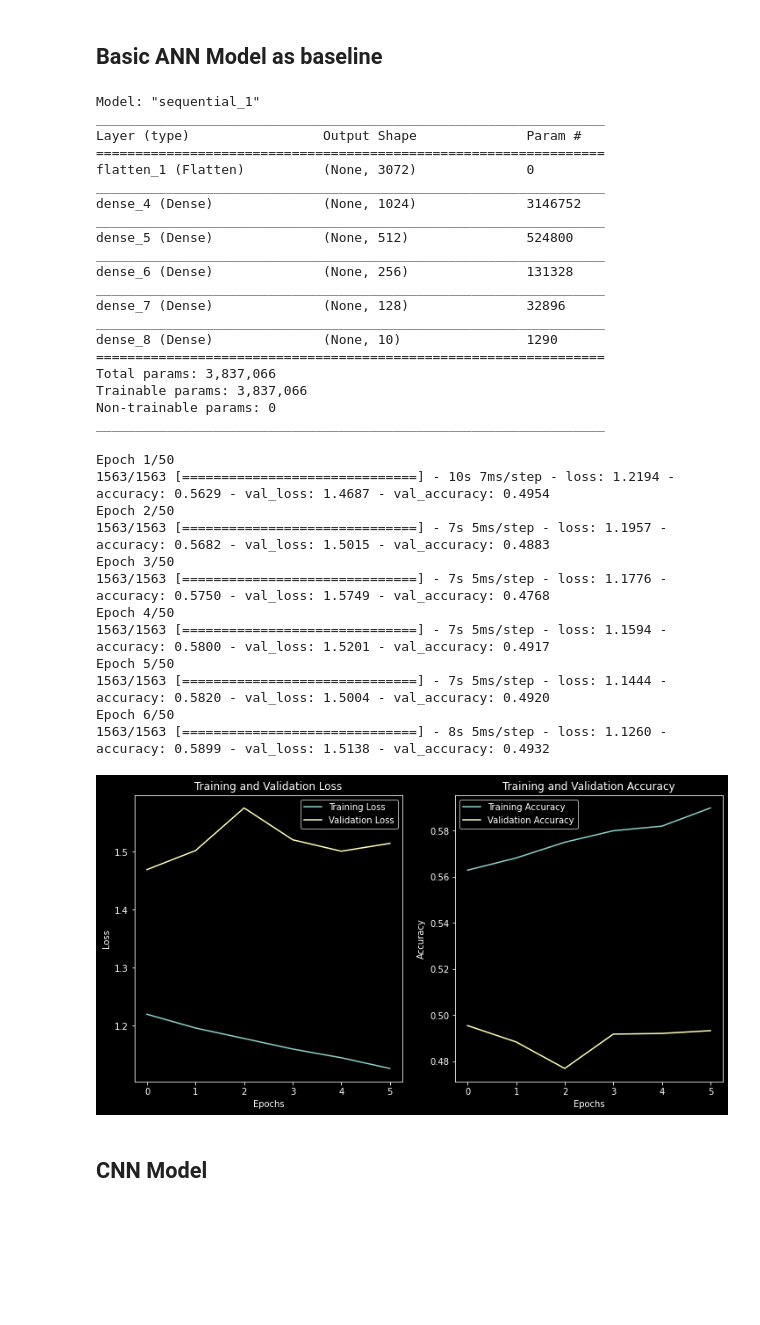
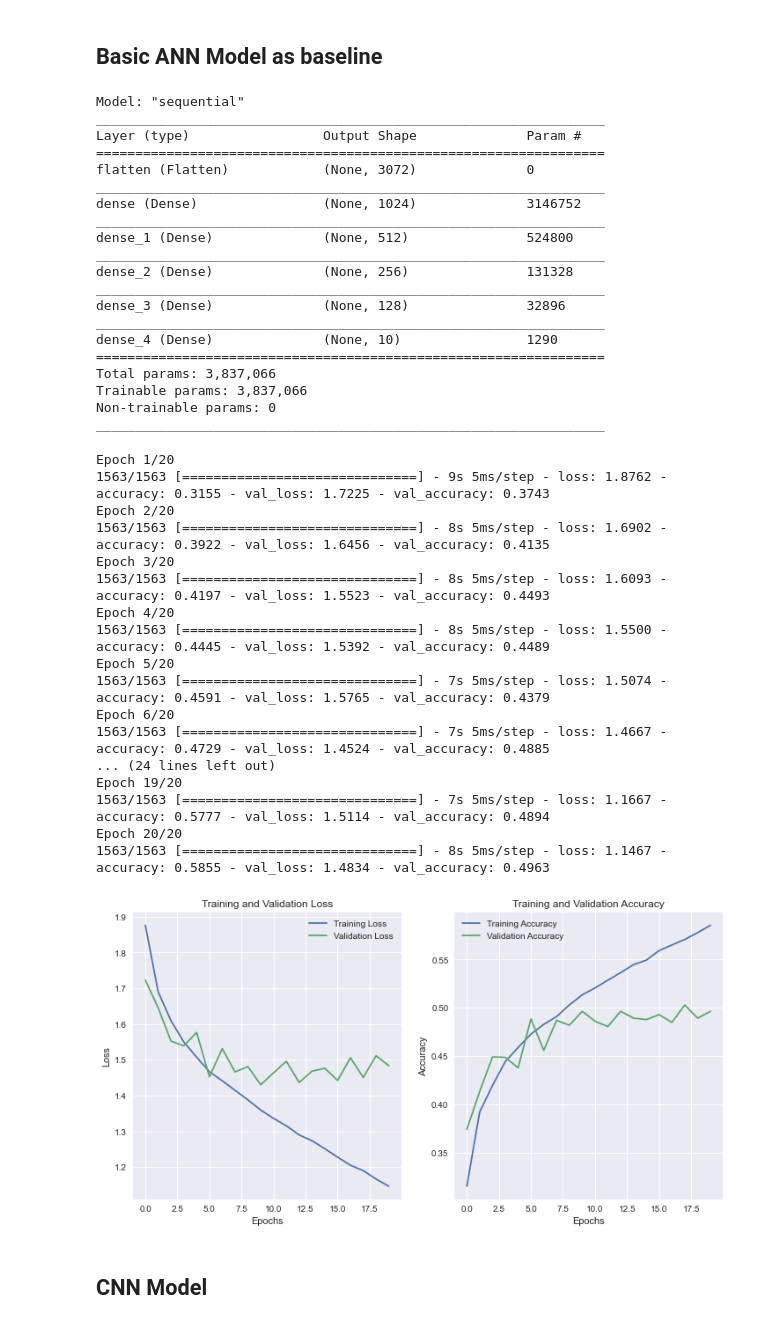
Before and after one commit to AngKS/Deep-Learning-CA1, a Jupyter notebook: cifar10.ipynb, the cells around one changed output. Cells and saved outputs as stored; diff of their text form; code cells hidden in the pictures; blank space fills up the shorter version.

```diff
--- a/cifar10.ipynb
+++ b/cifar10.ipynb
@@ -11,6 +11,9 @@ import tensorflow as tf
 import ssl
 ssl._create_default_https_context = ssl._create_unverified_context
 
+# Change style of matplotlib
+plt.style.use('seaborn')
+
 # Tensorflow statistics
 print(tf.__version__)
 print(tf.config.list_physical_devices('GPU'))
@@ -24,0 +76,4 @@ print(tf.config.list_physical_devices('GPU'))
+# %%
+# flatten the 2D y_train array to 1D
+y_train = y_train.flatten()
+y_train[:5]
@@ -79,27 +169,28 @@ baseline_model = tf.keras.Sequential([
     tf.keras.layers.Dense(128, activation='relu'),
     tf.keras.layers.Dense(10, activation='softmax')
 ])
-baseline_model.compile(optimizer='adam',
+opt = tf.keras.optimizers.Adam(learning_rate=0.001)
+baseline_model.compile(optimizer=opt,
                        loss='categorical_crossentropy',
                        metrics=['accuracy'])
 # %%
 baseline_model.summary()
 # %% [output]
-Model: "sequential_1"
+Model: "sequential"
 _________________________________________________________________
 Layer (type)                 Output Shape              Param #
 =================================================================
-flatten_1 (Flatten)          (None, 3072)              0
+flatten (Flatten)            (None, 3072)              0
 _________________________________________________________________
-dense_4 (Dense)              (None, 1024)              3146752
+dense (Dense)                (None, 1024)              3146752
 _________________________________________________________________
-dense_5 (Dense)              (None, 512)               524800
+dense_1 (Dense)              (None, 512)               524800
 _________________________________________________________________
-dense_6 (Dense)              (None, 256)               131328
+dense_2 (Dense)              (None, 256)               131328
 _________________________________________________________________
-dense_7 (Dense)              (None, 128)               32896
+dense_3 (Dense)              (None, 128)               32896
 _________________________________________________________________
-dense_8 (Dense)              (None, 10)                1290
+dense_4 (Dense)              (None, 10)                1290
 =================================================================
 Total params: 3,837,066
 Trainable params: 3,837,066
@@ -109,32 +200,37 @@ _________________________________________________________________
 # define callbacks for early stopping and model checkpointing
 callbacks = [
     tf.keras.callbacks.EarlyStopping(
-        monitor='val_loss', patience=5),
+        monitor='accuracy', patience=5),
     tf.keras.callbacks.ModelCheckpoint(
         filepath='cifar10_model.h5',
-        monitor='val_loss', save_best_only=True)
+        monitor='accuracy', save_best_only=True)
 ]
 # %%
 # fit model
-ann_result = baseline_model.fit(X_train, y_train, epochs=50,
+ann_result = baseline_model.fit(X_train, y_train, epochs=20,
                    validation_data=(X_test, y_test),
                    callbacks=callbacks)
 
 plotLossAccGraph(ann_result)
 # %% [output]
-Epoch 1/50
-1563/1563 [==============================] - 10s 7ms/step - loss: 1.2194 - accuracy: 0.5629 - val_loss: 1.4687 - val_accuracy: 0.4954
-Epoch 2/50
-1563/1563 [==============================] - 7s 5ms/step - loss: 1.1957 - accuracy: 0.5682 - val_loss: 1.5015 - val_accuracy: 0.4883
-Epoch 3/50
-1563/1563 [==============================] - 7s 5ms/step - loss: 1.1776 - accuracy: 0.5750 - val_loss: 1.5749 - val_accuracy: 0.4768
-Epoch 4/50
-1563/1563 [==============================] - 7s 5ms/step - loss: 1.1594 - accuracy: 0.5800 - val_loss: 1.5201 - val_accuracy: 0.4917
-Epoch 5/50
-1563/1563 [==============================] - 7s 5ms/step - loss: 1.1444 - accuracy: 0.5820 - val_loss: 1.5004 - val_accuracy: 0.4920
-Epoch 6/50
-1563/1563 [==============================] - 8s 5ms/step - loss: 1.1260 - accuracy: 0.5899 - val_loss: 1.5138 - val_accuracy: 0.4932
+Epoch 1/20
+1563/1563 [==============================] - 9s 5ms/step - loss: 1.8762 - accuracy: 0.3155 - val_loss: 1.7225 - val_accuracy: 0.3743
+Epoch 2/20
+1563/1563 [==============================] - 8s 5ms/step - loss: 1.6902 - accuracy: 0.3922 - val_loss: 1.6456 - val_accuracy: 0.4135
+Epoch 3/20
+1563/1563 [==============================] - 8s 5ms/step - loss: 1.6093 - accuracy: 0.4197 - val_loss: 1.5523 - val_accuracy: 0.4493
+Epoch 4/20
+1563/1563 [==============================] - 8s 5ms/step - loss: 1.5500 - accuracy: 0.4445 - val_loss: 1.5392 - val_accuracy: 0.4489
+Epoch 5/20
+1563/1563 [==============================] - 7s 5ms/step - loss: 1.5074 - accuracy: 0.4591 - val_loss: 1.5765 - val_accuracy: 0.4379
+Epoch 6/20
+1563/1563 [==============================] - 7s 5ms/step - loss: 1.4667 - accuracy: 0.4729 - val_loss: 1.4524 - val_accuracy: 0.4885
+... (24 lines left out)
+Epoch 19/20
+1563/1563 [==============================] - 7s 5ms/step - loss: 1.1667 - accuracy: 0.5777 - val_loss: 1.5114 - val_accuracy: 0.4894
+Epoch 20/20
+1563/1563 [==============================] - 8s 5ms/step - loss: 1.1467 - accuracy: 0.5855 - val_loss: 1.4834 - val_accuracy: 0.4963
-[figure, old version]
+[figure, new version]
 # %% [markdown]
 ## CNN Model
 # %%
```
Also changed, not shown: parts of 19 cells of this notebook, 2 other files.
